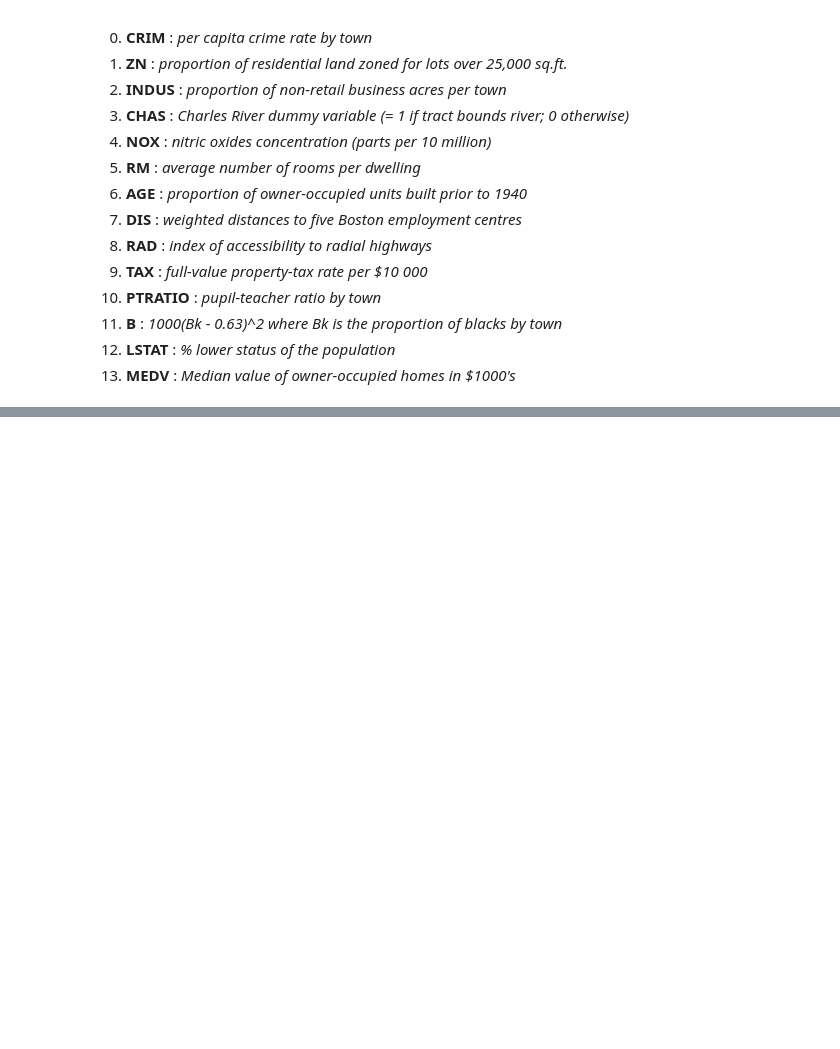
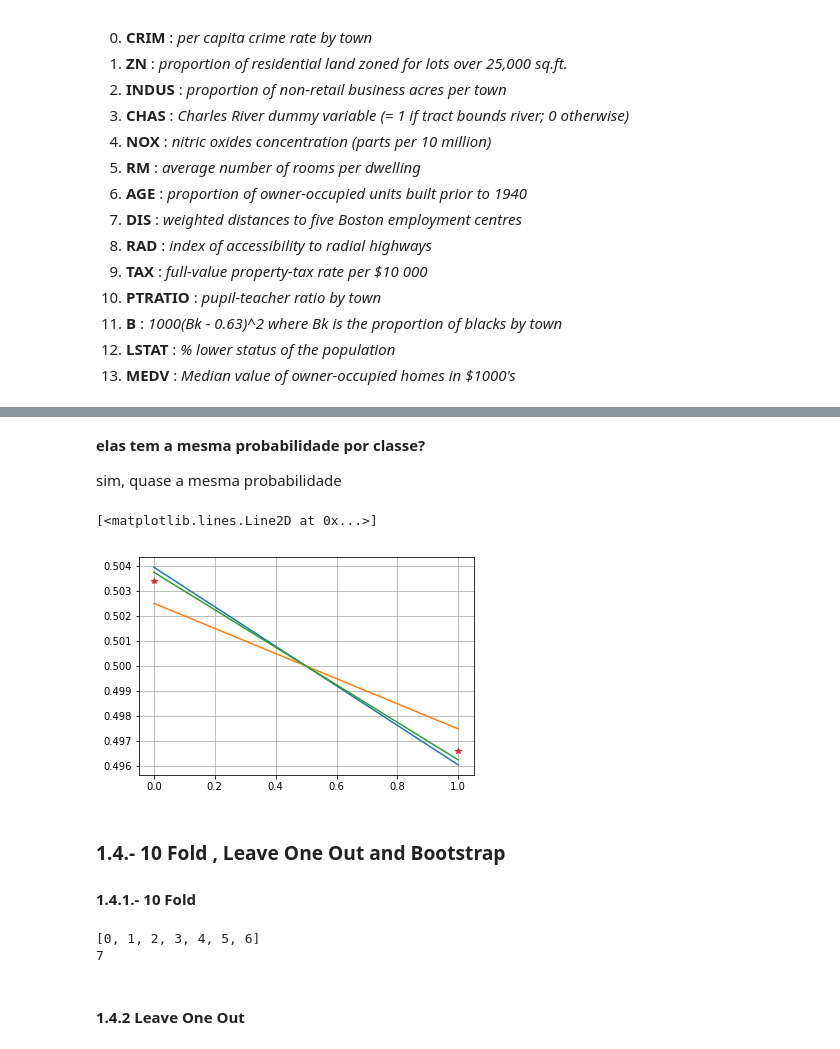
Before and after one commit to jahirmedinacs/datamining-p6, a Jupyter notebook: Practica6.ipynb, the cells around one changed output, grey strips where cells are left out. Drawn from its saved outputs; the diff is of its cells as text; code cells hidden in the pictures; blank space fills up the shorter version.

```diff
--- a/Practica6.ipynb
+++ b/Practica6.ipynb
@@ -440,0 +329,26 @@ this hypothesis remains equal.
+# %%
+def mostragem(df_data, amount, prob=None):
+    if prob is None:
+        prob = df_data.target.value_counts() / df_data.target.value_counts().sum()
+    else:
+        pass
+
+    output = []
+    for ii in df_data.target.unique():
+        target = df_data.target
+        output += [df_data.loc[target == ii].sample(n=int(amount * prob[ii]), replace=True)]
+
+    output = pd.concat(output)
+
+    print("{:d} samples".format(amount))
+    display(output.target.value_counts())
+
+    return output
+# %%
+## Sub Amostragem (200)
+
+_200_boston = mostragem(boston, 200)
+
+## Super Amostragrem (2000)
+
+_2000_boston = mostragem(boston, 2000)
@@ -440,0 +364,23 @@ this hypothesis remains equal.
+# %% [markdown]
+**elas tem a mesma probabilidade por classe?**
+
+sim, quase a mesma probabilidade
+# %%
+def prob_per_class(df_data):
+    prob = df_data.target.value_counts() / df_data.target.value_counts().sum()
+    return prob
+# %%
+plt.grid()
+
+comp_prob = pd.DataFrame()
+comp_prob["Base"] = prob_per_class(boston).values
+comp_prob["Sub200"] = prob_per_class(_200_boston).values
+comp_prob["Super2000"] = prob_per_class(_2000_boston).values
+
+for colm in comp_prob.columns.tolist():
+    plt.plot(comp_prob[colm])
+
+plt.plot(comp_prob.mean(axis=1), "*")
+# %% [output]
+[<matplotlib.lines.Line2D at 0x...>]
+[figure, added]
@@ -440,0 +405,26 @@ this hypothesis remains equal.
+# %% [markdown]
+### 1.4.- 10 Fold , Leave One Out and Bootstrap
+
+#### 1.4.1.- 10 Fold
+# %%
+# Raw Boston 10 Fold
+
+target = len(boston.columns) - 1
+columns = list(range(target))
+
+print(columns)
+print(target)
+
+medias_aval = {'accu': accuracy_score,
+               'precs':average_precision_score,
+               'f1_score':average_precision_score}
+folds = 10
+
+raw_10_fold = meta_aval(boston, columns, target, medias_aval, folds=folds)
+_200_10_fold  = meta_aval(_200_boston, columns, target, medias_aval, folds=folds)
+_2000_10_fold = meta_aval(_2000_boston, columns, target, medias_aval, folds=folds)
+# %% [output]
+[0, 1, 2, 3, 4, 5, 6]
+7
+# %% [markdown]
+#### 1.4.2 Leave One Out
```
Also changed, not shown: parts of 67 cells of this notebook, 2 other files.
